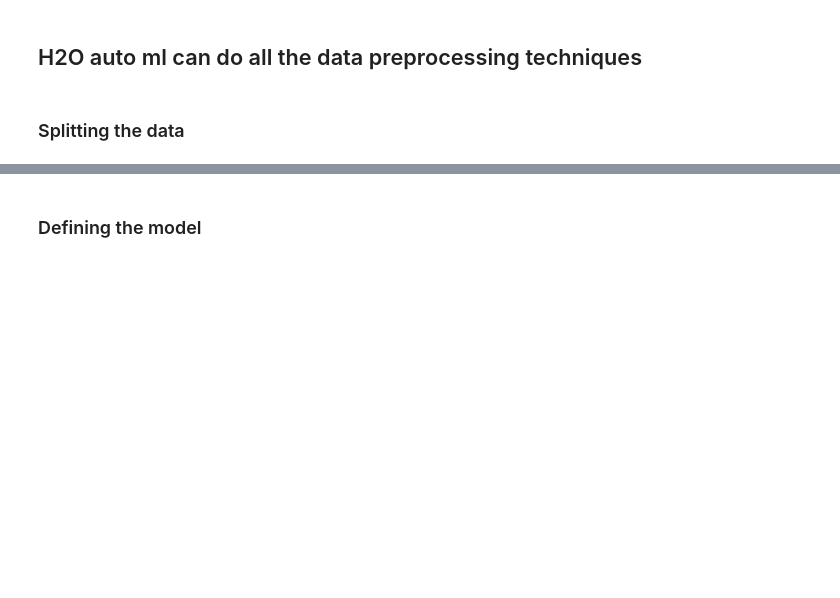
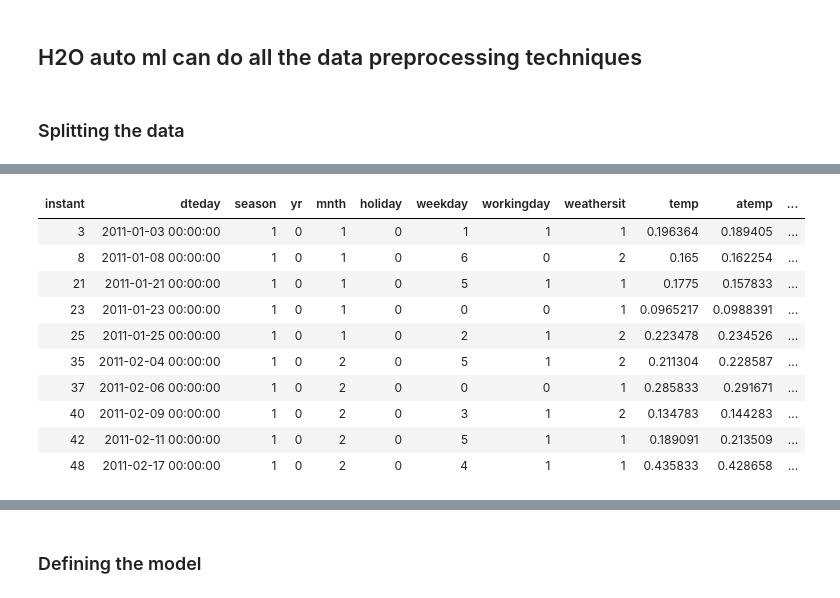
Before and after one commit to Chickyonline/AmazonSageMakerCourse, a Jupyter notebook: Bike_Rental_Count_Prediction_using_ML_and_H2O_Auto_ML.ipynb, the cells around one changed output, grey strips where cells are left out. Cells and saved outputs as stored; diff of their text form; code cells hidden in the pictures; blank space fills up the shorter version.

```diff
--- a/Bike_Rental_Count_Prediction_using_ML_and_H2O_Auto_ML.ipynb
+++ b/Bike_Rental_Count_Prediction_using_ML_and_H2O_Auto_ML.ipynb
@@ -295,4 +554,4 @@ h2o.init(max_mem_size='16G')  ##  the h2o.init() makes sure that no prior instan
 # %% [markdown]
 ### Loading the data
 # %%
-df = h2o.import_file("/content/drive/MyDrive/day.csv")
+df = h2o.import_file("/content/drive/MyDrive/BikeRentalPrediction/day.csv")
@@ -308,0 +594,16 @@ df_train
+# %%
+y = df_test
+# %%
+y
+# %% [output]
+| instant | dteday | season | yr | mnth | holiday | weekday | workingday | weathersit | temp | atemp | ... |
+| 3 | 2011-01-03 00:00:00 | 1 | 0 | 1 | 0 | 1 | 1 | 1 | 0.196364 | 0.189405 | ... |
+| 8 | 2011-01-08 00:00:00 | 1 | 0 | 1 | 0 | 6 | 0 | 2 | 0.165 | 0.162254 | ... |
+| 21 | 2011-01-21 00:00:00 | 1 | 0 | 1 | 0 | 5 | 1 | 1 | 0.1775 | 0.157833 | ... |
+| 23 | 2011-01-23 00:00:00 | 1 | 0 | 1 | 0 | 0 | 0 | 1 | 0.0965217 | 0.0988391 | ... |
+| 25 | 2011-01-25 00:00:00 | 1 | 0 | 1 | 0 | 2 | 1 | 2 | 0.223478 | 0.234526 | ... |
+| 35 | 2011-02-04 00:00:00 | 1 | 0 | 2 | 0 | 5 | 1 | 2 | 0.211304 | 0.228587 | ... |
+| 37 | 2011-02-06 00:00:00 | 1 | 0 | 2 | 0 | 0 | 0 | 1 | 0.285833 | 0.291671 | ... |
+| 40 | 2011-02-09 00:00:00 | 1 | 0 | 2 | 0 | 3 | 1 | 2 | 0.134783 | 0.144283 | ... |
+| 42 | 2011-02-11 00:00:00 | 1 | 0 | 2 | 0 | 5 | 1 | 1 | 0.189091 | 0.213509 | ... |
+| 48 | 2011-02-17 00:00:00 | 1 | 0 | 2 | 0 | 4 | 1 | 1 | 0.435833 | 0.428658 | ... |
```
Also changed, not shown: parts of 57 cells of this notebook.
